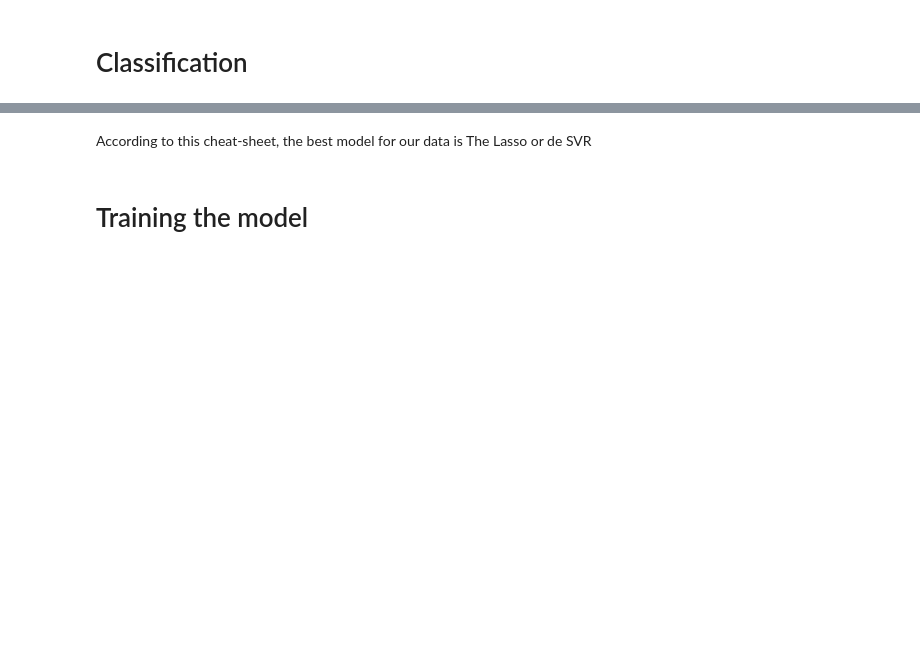
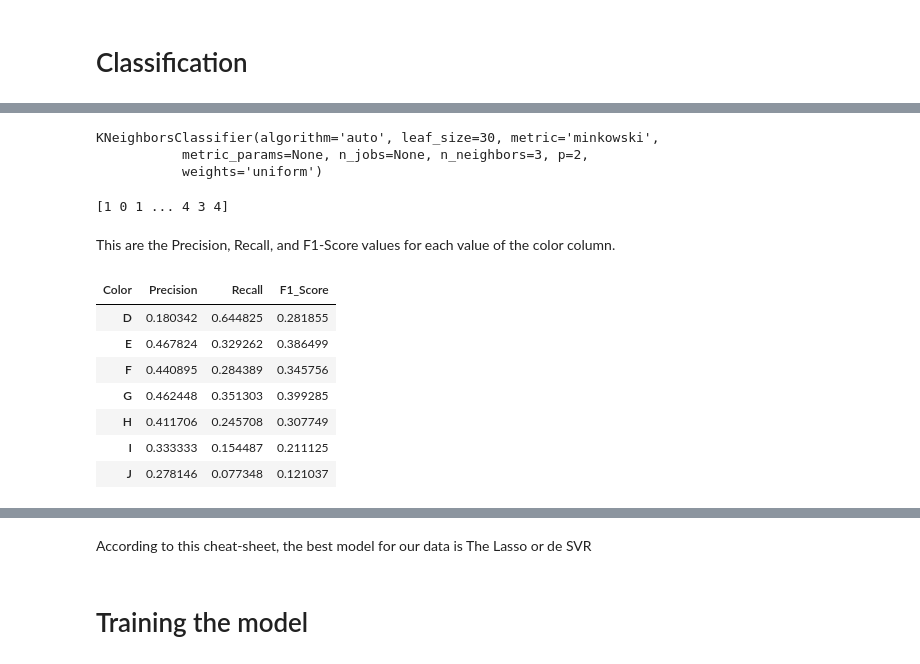
Before and after one commit to alejandrofrank/datamad0119, a Jupyter notebook: module-3/supervised-learning-project/your-code/main.ipynb, the cells around one changed output, grey strips where cells are left out. Cells and saved outputs as stored; diff of their text form; code cells hidden in the pictures; blank space fills up the shorter version.

```diff
--- a/module-3/supervised-learning-project/your-code/main.ipynb
+++ b/module-3/supervised-learning-project/your-code/main.ipynb
@@ -176,2 +211,6 @@ print(f"Accuracy: {scores.mean()} (+/- {scores.std() * 2})")
 # %%
-clf.fit(X_train, y_train)
+cls.fit(X_train, y_train)
+# %% [output]
+KNeighborsClassifier(algorithm='auto', leaf_size=30, metric='minkowski',
+           metric_params=None, n_jobs=None, n_neighbors=3, p=2,
+           weights='uniform')
@@ -189,0 +217,30 @@ print(f"Accuracy Mean and Standard Deviation: {scores.mean()} (+/- {scores.std()
+# %%
+def metrics_df(actual_values,predictions):
+    precision = pd.DataFrame(precision_score(actual_values, predictions,average=None))
+    recall = pd.DataFrame(recall_score(actual_values, predictions,average=None))
+    f1 = pd.DataFrame(f1_score(actual_values, predictions, average=None))
+
+    metrics = pd.concat([precision, recall, f1], axis=1)
+    metrics.index = ['D','E','F','G','H','I','J']
+    metrics.columns = ['Precision', 'Recall', 'F1_Score']
+    metrics.columns.name = 'Color'
+    return metrics
+# %%
+actual_values = y_test.values.argmax(axis=1)
+predictions = cls.predict(X_test).argmax(axis=1)
+print(actual_values)
+# %% [output]
+[1 0 1 ... 4 3 4]
+# %% [markdown]
+This are the Precision, Recall, and F1-Score values for each value of the color column.
+# %%
+metrics_df(actual_values,predictions)
+# %% [output]
+| Color | Precision | Recall | F1_Score |
+| D | 0.180342 | 0.644825 | 0.281855 |
+| E | 0.467824 | 0.329262 | 0.386499 |
+| F | 0.440895 | 0.284389 | 0.345756 |
+| G | 0.462448 | 0.351303 | 0.399285 |
+| H | 0.411706 | 0.245708 | 0.307749 |
+| I | 0.333333 | 0.154487 | 0.211125 |
+| J | 0.278146 | 0.077348 | 0.121037 |
```
Also changed, not shown: parts of 27 cells of this notebook.
